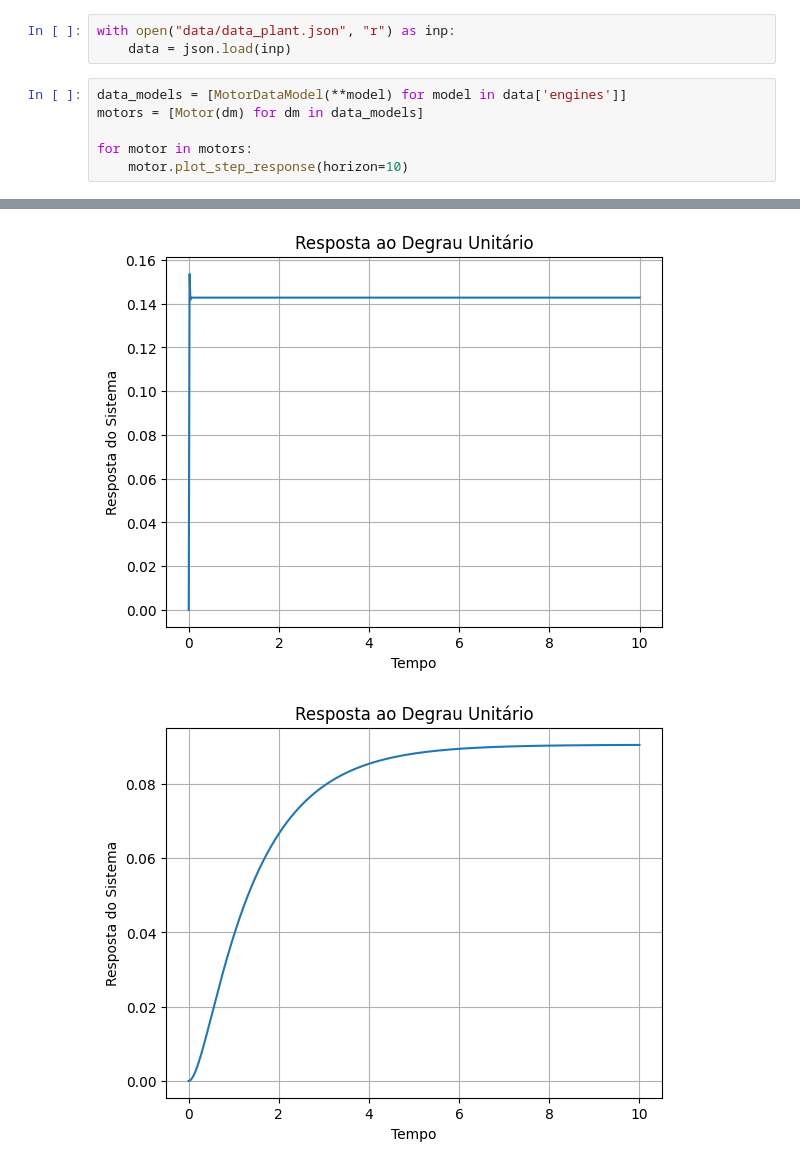
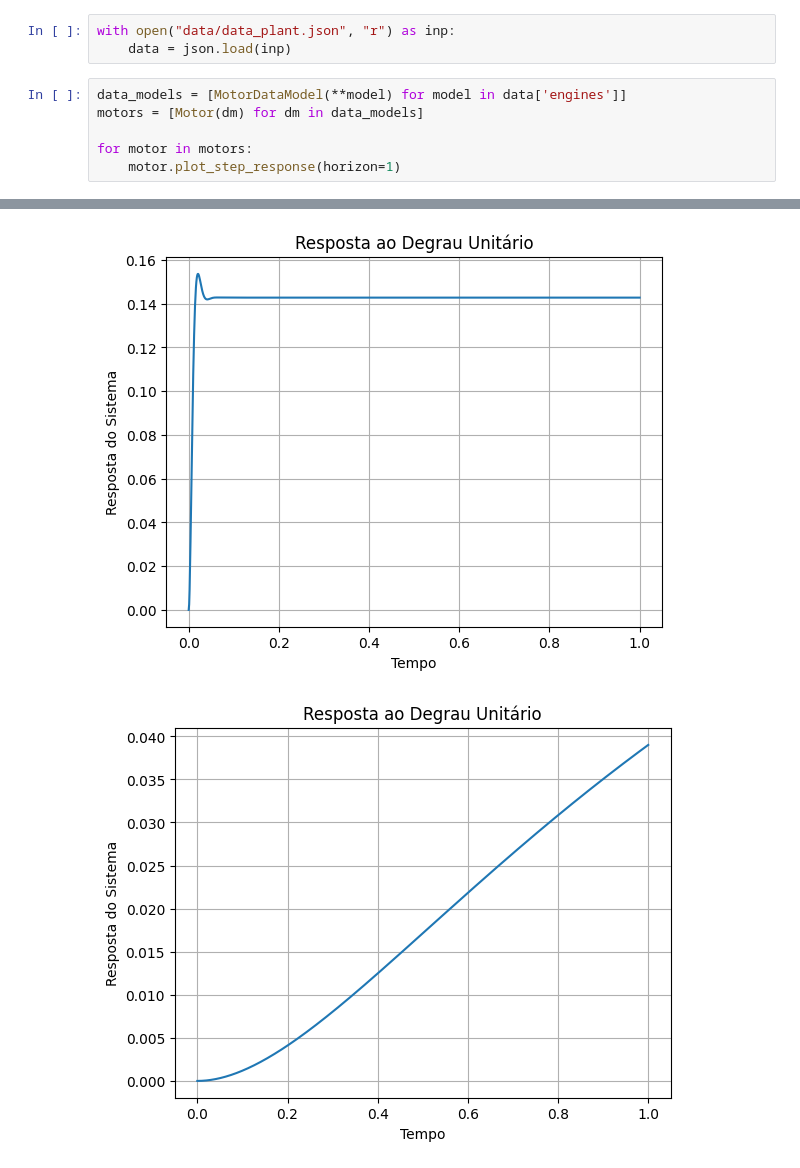
Before and after one commit to MatheusCascalho/distributed_systems, a Jupyter notebook: analyse_motor.ipynb, the cells around one changed output, grey strips where cells are left out. Drawn from its saved outputs; the diff is of its cells as text.

```diff
--- a/analyse_motor.ipynb
+++ b/analyse_motor.ipynb
@@ -135,5 +135,5 @@ data_models = [MotorDataModel(**model) for model in data['engines']]
 motors = [Motor(dm) for dm in data_models]
 
 for motor in motors:
-    motor.plot_step_response(horizon=10)
+    motor.plot_step_response(horizon=1)
 # %% [output]
@@ -143,2 +143,2 @@ for motor in motors:
-[figure, old version]
+[figure, new version]
-[figure, old version]
+[figure, new version]
```
Also changed, not shown: parts of 8 cells of this notebook.
